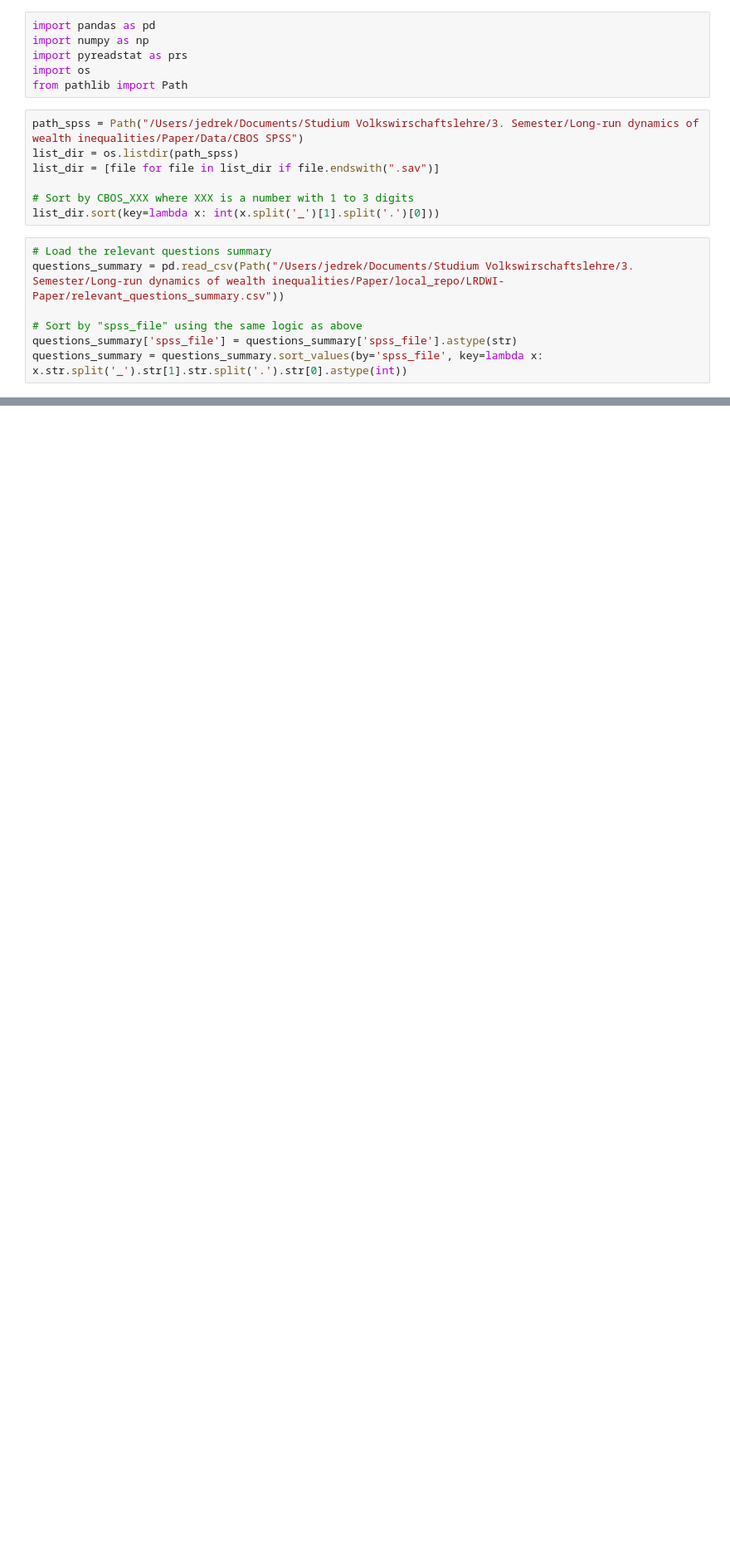
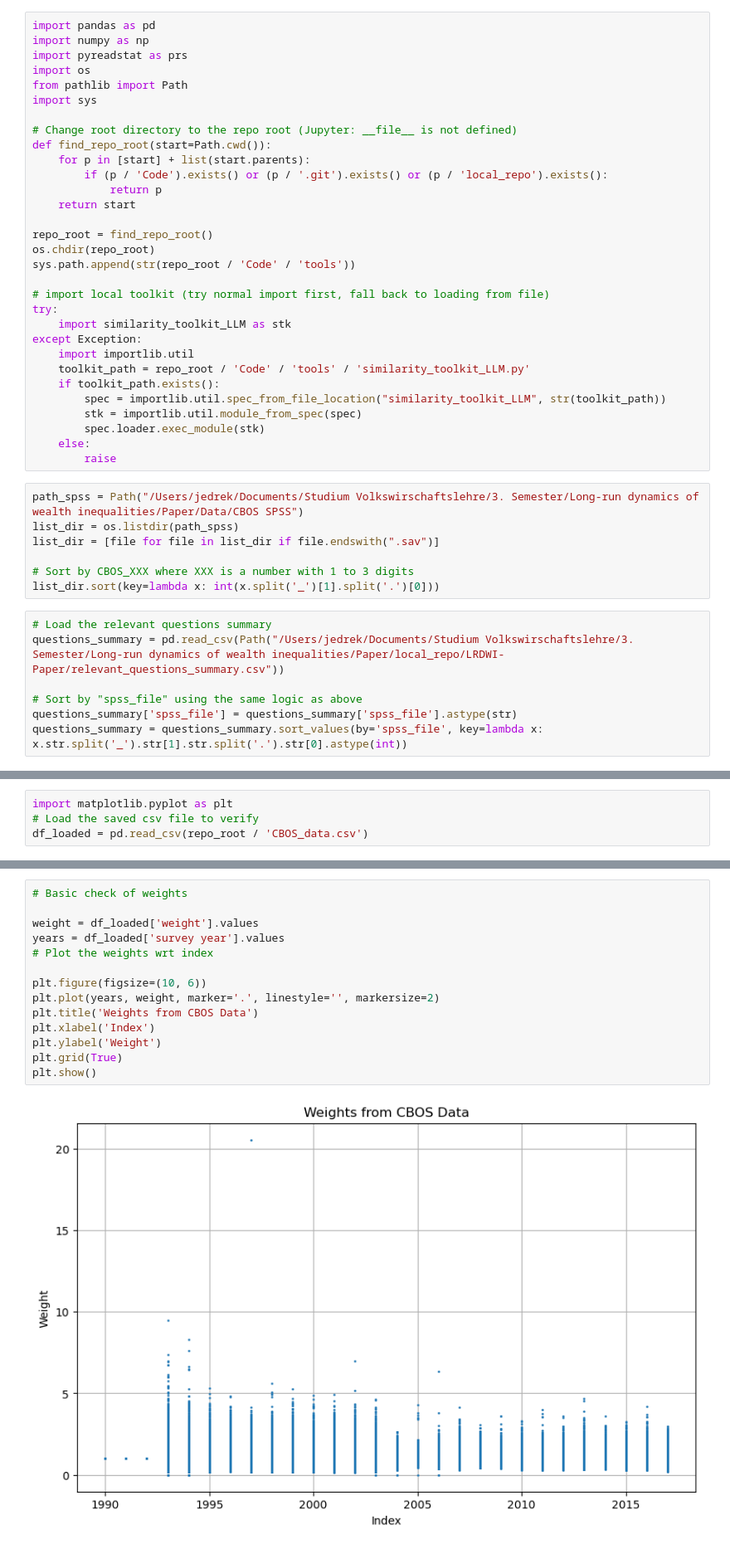
Before and after one commit to jendrkk/LRDWI-Paper, a Jupyter notebook: Code/analysis/00_intro.ipynb, the cells around one changed output, grey strips where cells are left out. Shown at 83% size. Drawn from its saved outputs; the diff is of its cells as text; blank space fills up the shorter version.

```diff
--- a/Code/analysis/00_intro.ipynb
+++ b/Code/analysis/00_intro.ipynb
@@ -4,6 +4,31 @@ import numpy as np
 import pyreadstat as prs
 import os
 from pathlib import Path
+import sys
+
+# Change root directory to the repo root (Jupyter: __file__ is not defined)
+def find_repo_root(start=Path.cwd()):
+	for p in [start] + list(start.parents):
+		if (p / 'Code').exists() or (p / '.git').exists() or (p / 'local_repo').exists():
+			return p
+	return start
+
+repo_root = find_repo_root()
+os.chdir(repo_root)
+sys.path.append(str(repo_root / 'Code' / 'tools'))
+
+# import local toolkit (try normal import first, fall back to loading from file)
+try:
+	import similarity_toolkit_LLM as stk
+except Exception:
+	import importlib.util
+	toolkit_path = repo_root / 'Code' / 'tools' / 'similarity_toolkit_LLM.py'
+	if toolkit_path.exists():
+		spec = importlib.util.spec_from_file_location("similarity_toolkit_LLM", str(toolkit_path))
+		stk = importlib.util.module_from_spec(spec)
+		spec.loader.exec_module(stk)
+	else:
+		raise
 # %%
 path_spss = Path("/Users/jedrek/Documents/Studium Volkswirschaftslehre/3. Semester/Long-run dynamics of wealth inequalities/Paper/Data/CBOS SPSS")
 list_dir = os.listdir(path_spss)
@@ -545,0 +743,4 @@ inc = inc[~np.isnan(inc)]
+# %%
+import matplotlib.pyplot as plt
+# Load the saved csv file to verify
+df_loaded = pd.read_csv(repo_root / 'CBOS_data.csv')
@@ -545,0 +763,16 @@ inc = inc[~np.isnan(inc)]
+# %%
+# Basic check of weights
+
+weight = df_loaded['weight'].values
+years = df_loaded['survey year'].values
+# Plot the weights wrt index
+
+plt.figure(figsize=(10, 6))
+plt.plot(years, weight, marker='.', linestyle='', markersize=2)
+plt.title('Weights from CBOS Data')
+plt.xlabel('Index')
+plt.ylabel('Weight')
+plt.grid(True)
+plt.show()
+# %% [output]
+[figure, added]
```
Also changed, not shown: parts of 20 cells of this notebook, 5 other files.
